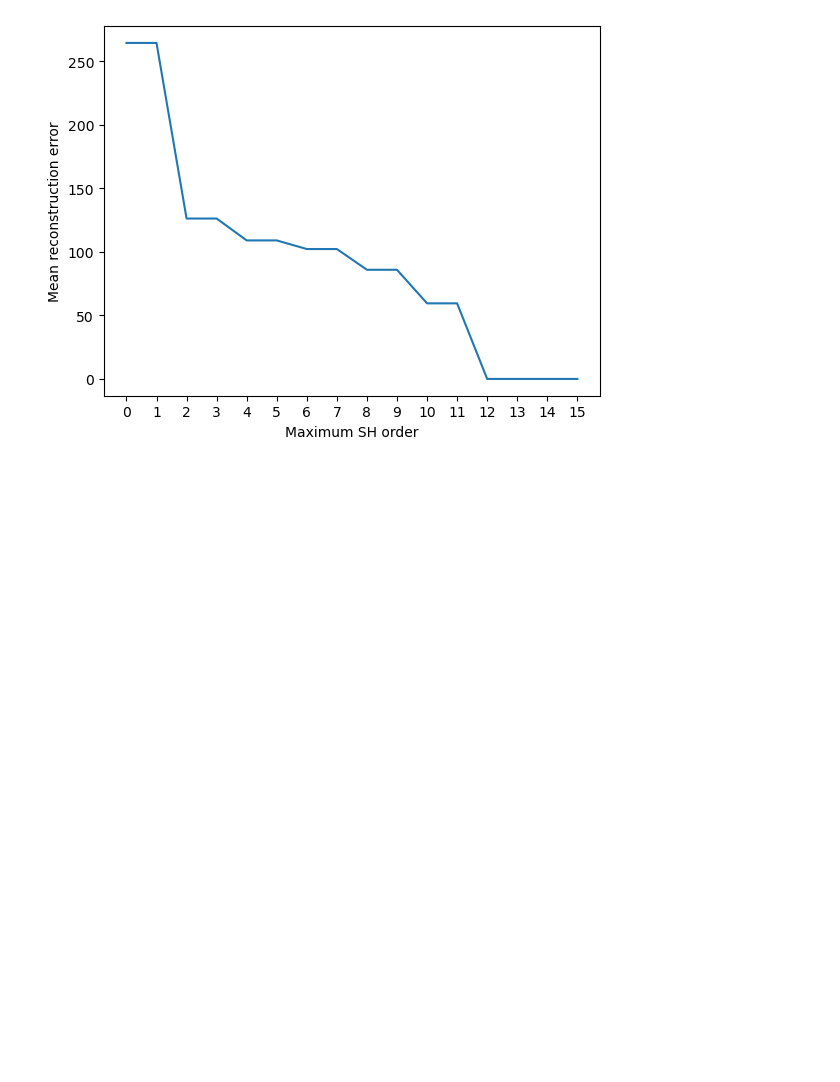
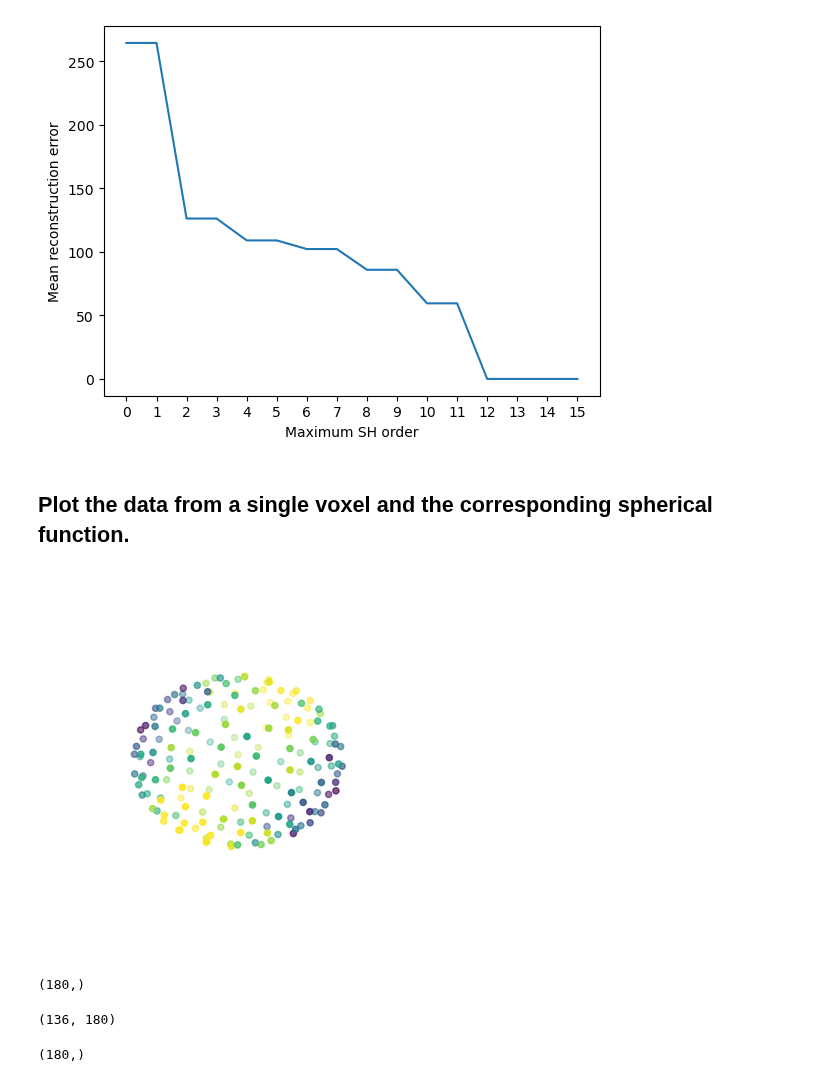
Before and after one commit to AlesRessler/AlesMScProject, a Jupyter notebook: 05 Spherical harmonics visualisation.ipynb, the cells around one changed output. Drawn from its saved outputs; the diff is of its cells as text; code cells hidden in the pictures; blank space fills up the shorter version.

Commit message:
Visualisation notebook part 5

```diff
--- a/05 Spherical harmonics visualisation.ipynb
+++ b/05 Spherical harmonics visualisation.ipynb
@@ -118,3 +118,28 @@ plt.ylabel("Mean reconstruction error")
 plt.show()
 # %% [output]
 [figure]
+# %% [markdown]
+## Plot the data from a single voxel and the corresponding spherical function.
+# %%
+fig = plt.figure()
+ax = fig.add_subplot(121, projection="3d")
+ax.scatter(qhat[0],qhat[1],qhat[2],c=voxel,vmin=1000,vmax=2000)
+ax.set_axis_off()
+
+ax2 =
+
+plt.show()
+# %% [output]
+[figure, added]
+# %%
+voxel.shape
+# %% [output]
+(180,)
+# %%
+spherical_fourier_transform.shape
+# %% [output]
+(136, 180)
+# %%
+bvals.shape
+# %% [output]
+(180,)
```
Also changed, not shown: 2 other files.
